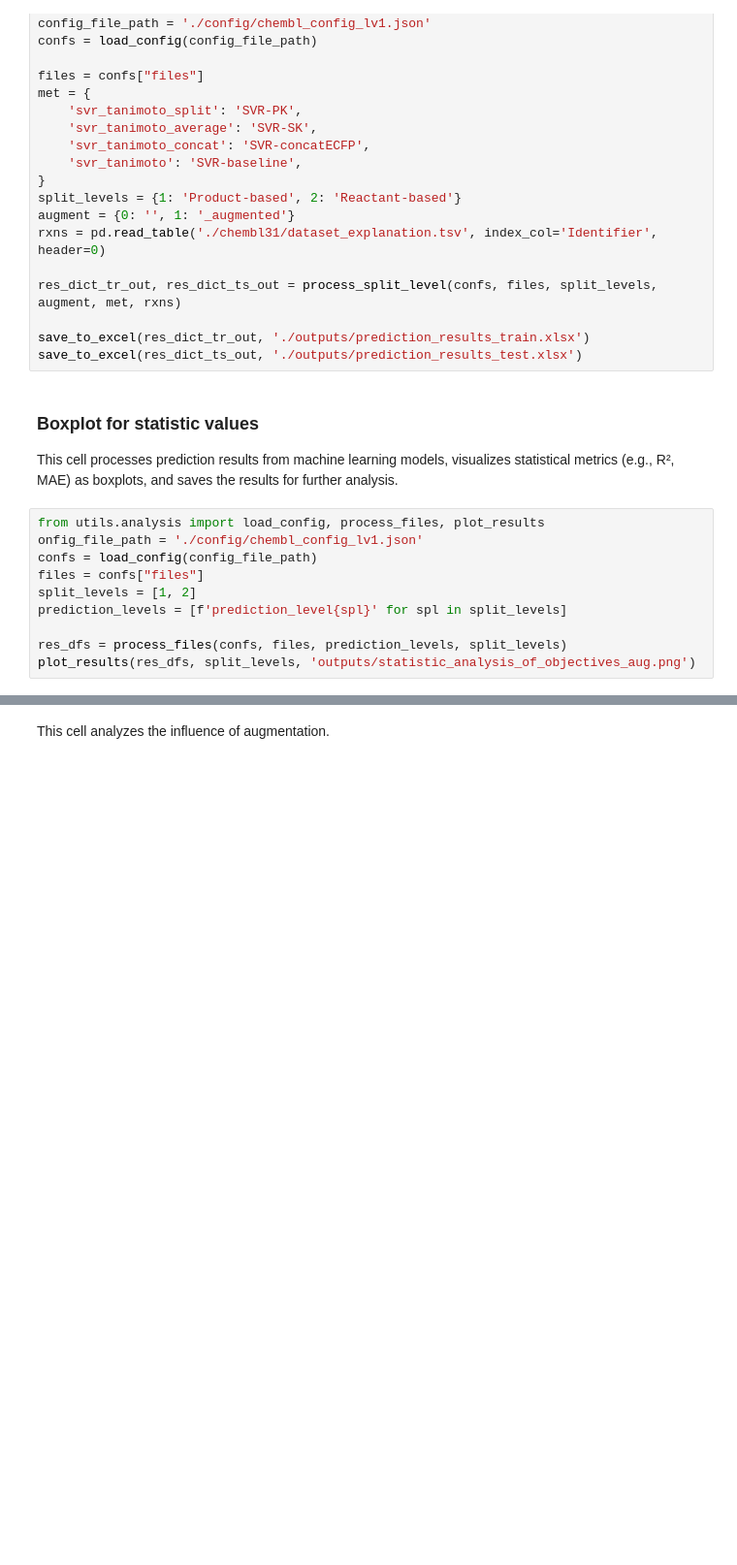
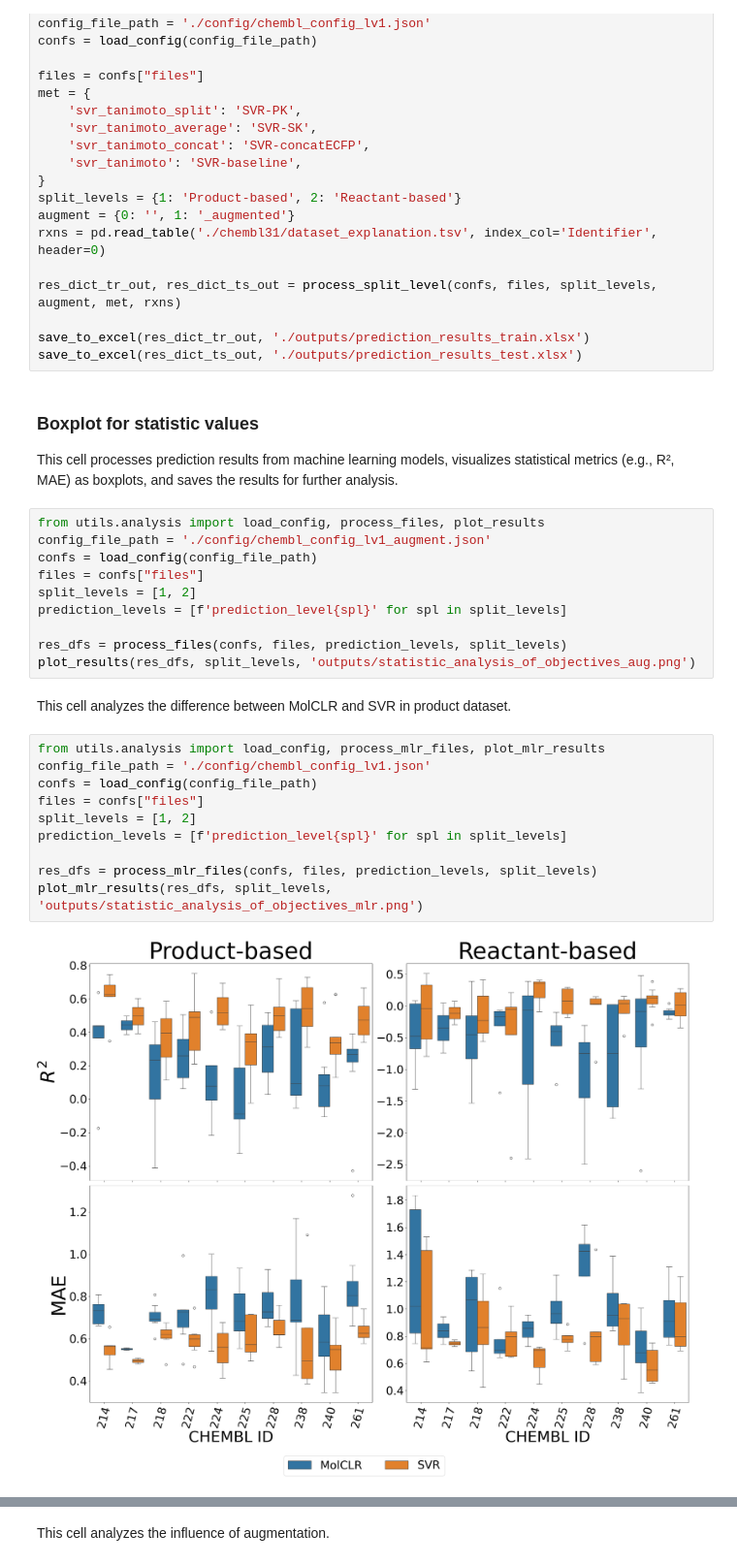
Before and after one commit to iwmspy/SVR-PK, a Jupyter notebook: analysis.ipynb, the cells around one changed output, grey strips where cells are left out. Shown: that part at 97% size. Saved outputs shown, nothing was run; the diff lists cells and outputs as text; blank space fills up the shorter version.

Commit message:
molclr analysis

```diff
--- a/analysis.ipynb
+++ b/analysis.ipynb
@@ -33,7 +33,7 @@ save_to_excel(res_dict_ts_out, './outputs/prediction_results_test.xlsx')
 This cell processes prediction results from machine learning models, visualizes statistical metrics (e.g., R², MAE) as boxplots, and saves the results for further analysis.
 # %%
 from utils.analysis import load_config, process_files, plot_results
-onfig_file_path = './config/chembl_config_lv1.json'
+config_file_path = './config/chembl_config_lv1_augment.json'
 confs = load_config(config_file_path)
 files = confs["files"]
 split_levels = [1, 2]
@@ -41,3 +41,17 @@ prediction_levels = [f'prediction_level{spl}' for spl in split_levels]
 
 res_dfs = process_files(confs, files, prediction_levels, split_levels)
 plot_results(res_dfs, split_levels, 'outputs/statistic_analysis_of_objectives_aug.png')
+# %% [markdown]
+This cell analyzes the difference between MolCLR and SVR in product dataset.
+# %%
+from utils.analysis import load_config, process_mlr_files, plot_mlr_results
+config_file_path = './config/chembl_config_lv1.json'
+confs = load_config(config_file_path)
+files = confs["files"]
+split_levels = [1, 2]
+prediction_levels = [f'prediction_level{spl}' for spl in split_levels]
+
+res_dfs = process_mlr_files(confs, files, prediction_levels, split_levels)
+plot_mlr_results(res_dfs, split_levels, 'outputs/statistic_analysis_of_objectives_mlr.png')
+# %% [output]
+[figure, added]
```
Also changed, not shown: parts of 1 cell of this notebook, 2 other files.
